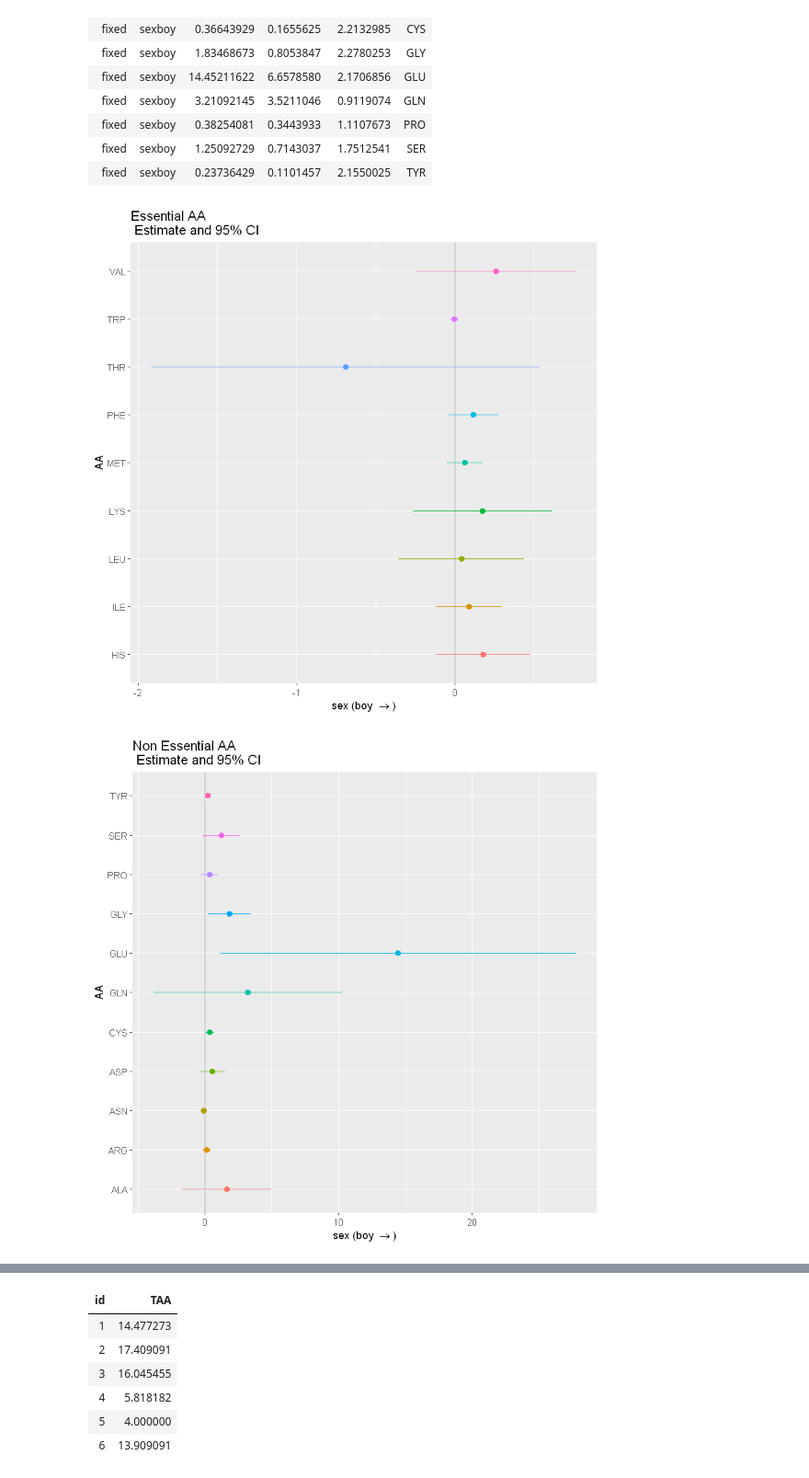
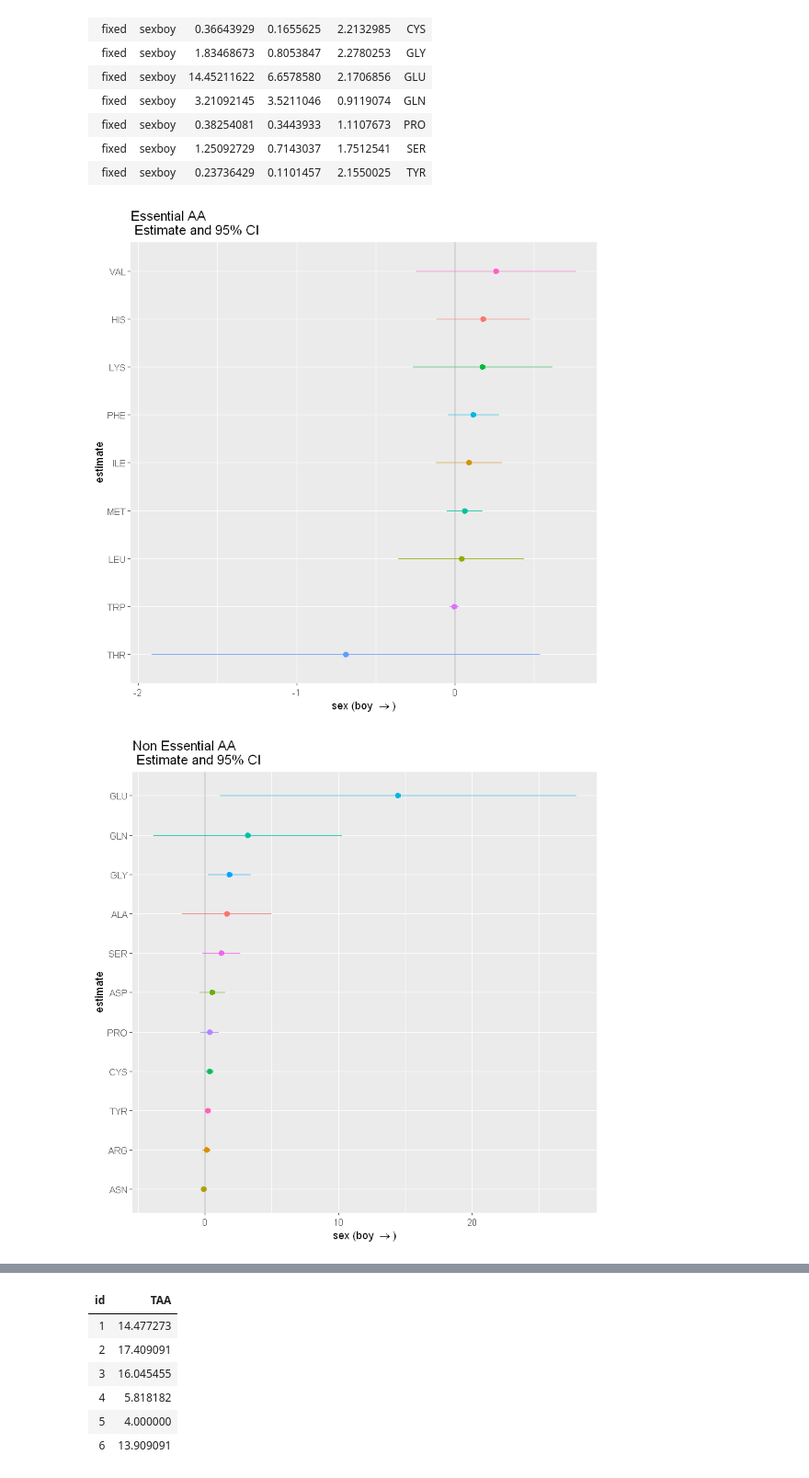
Before and after one commit to notblank/AA-leche-humana, a Jupyter notebook: Report Plots.ipynb, the cells around one changed output, grey strips where cells are left out. Shown at 92% size. Cells and saved outputs as stored; diff of their text form; code cells hidden in the pictures.

Commit message:
report and reorder coeff plots

```diff
--- a/Report Plots.ipynb
+++ b/Report Plots.ipynb
@@ -390,24 +425,24 @@ sexCoef_NE
 | fixed | sexboy | 0.23736429 | 0.1101457 | 2.1550025 | TYR |
 # %%
 #png(filename="./plots/EAA_coeff.png", units="cm", width=20, height=20, res = 300)
-ggplot(sexCoef_E, aes(x = AA, y = estimate, color = AA)) +
+ggplot(sexCoef_E, aes(x = reorder(AA, estimate), y = estimate, color = AA)) +
     geom_hline(yintercept = 0, alpha = 0.4) +
     geom_point() + geom_pointrange( aes(x = AA, ymin = estimate - 2*std.error, ymax = estimate + 2*std.error)) +
     theme(legend.position = "none") +
     coord_flip() +
-    ylab(TeX('sex (boy $\\rightarrow$)')) + ggtitle('Essential AA \n Estimate and 95% CI')
+    ggtitle('Essential AA \n Estimate and 95% CI') + xlab('estimate') + ylab(TeX('sex (boy $\\rightarrow$)'))
 #dev.off()
 # %% [output]
-[figure, old version]
+[figure, new version]
 # %%
 #png(filename="./plots/NEAA_coeff.png", units="cm", width=20, height=20, res = 300)
-ggplot(sexCoef_NE, aes(x = AA, y = estimate, color = AA)) +
+ggplot(sexCoef_NE, aes(x = reorder(AA, estimate), y = estimate, color = AA)) +
     geom_hline(yintercept = 0, alpha = 0.4) +
     geom_point() + geom_pointrange( aes(x = AA, ymin = estimate - 2*std.error, ymax = estimate + 2*std.error)) +
     theme(legend.position = "none") +
     coord_flip() +
-    ylab(TeX('sex (boy $\\rightarrow$)')) + ggtitle('Non Essential AA \n Estimate and 95% CI')
+    ggtitle('Non Essential AA \n Estimate and 95% CI') +  xlab('estimate') + ylab(TeX('sex (boy $\\rightarrow$)'))
 #dev.off()
 # %% [output]
-[figure, old version]
+[figure, new version]
 # %%
```
Also changed, not shown: parts of 8 cells of this notebook, 14 other files.
